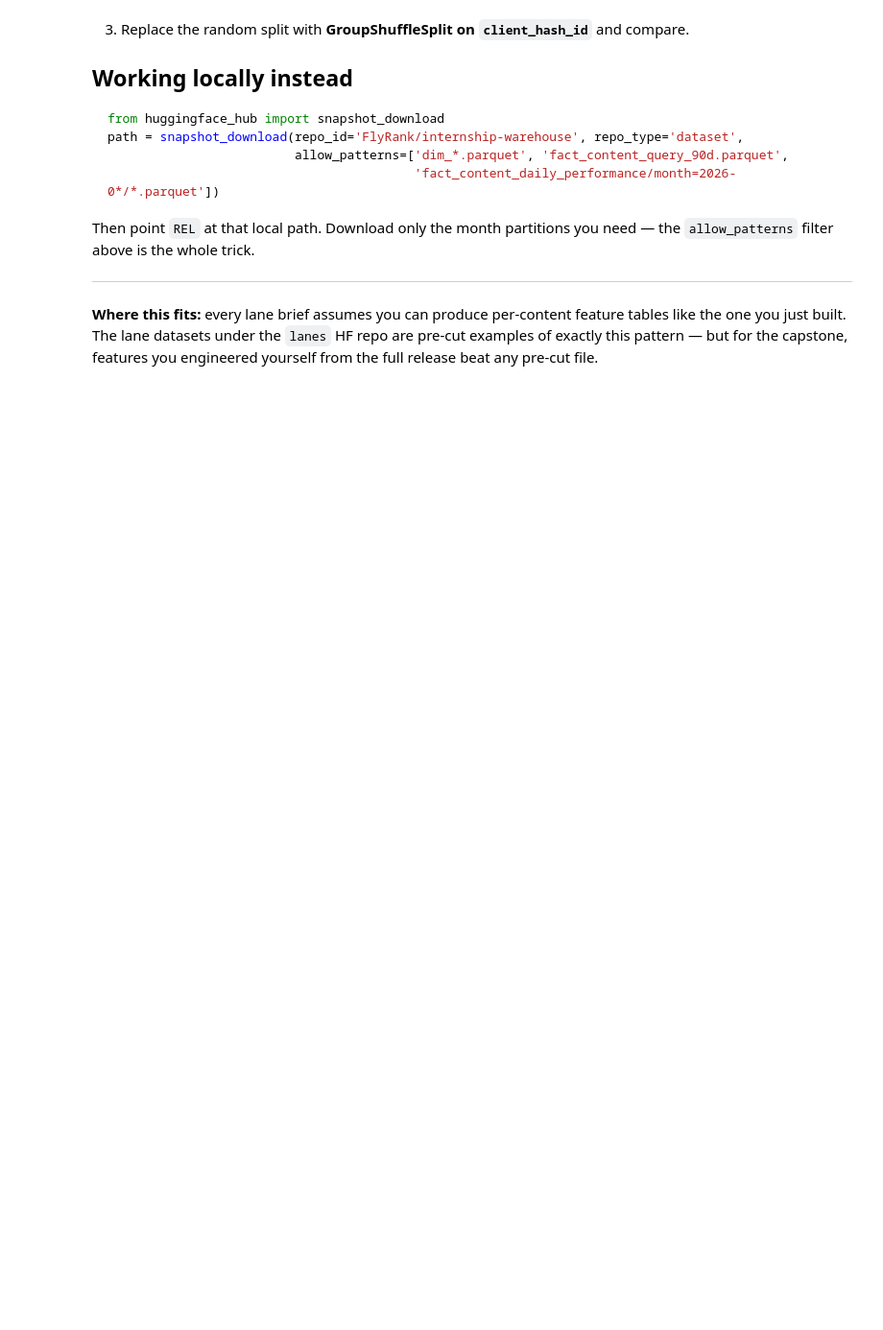
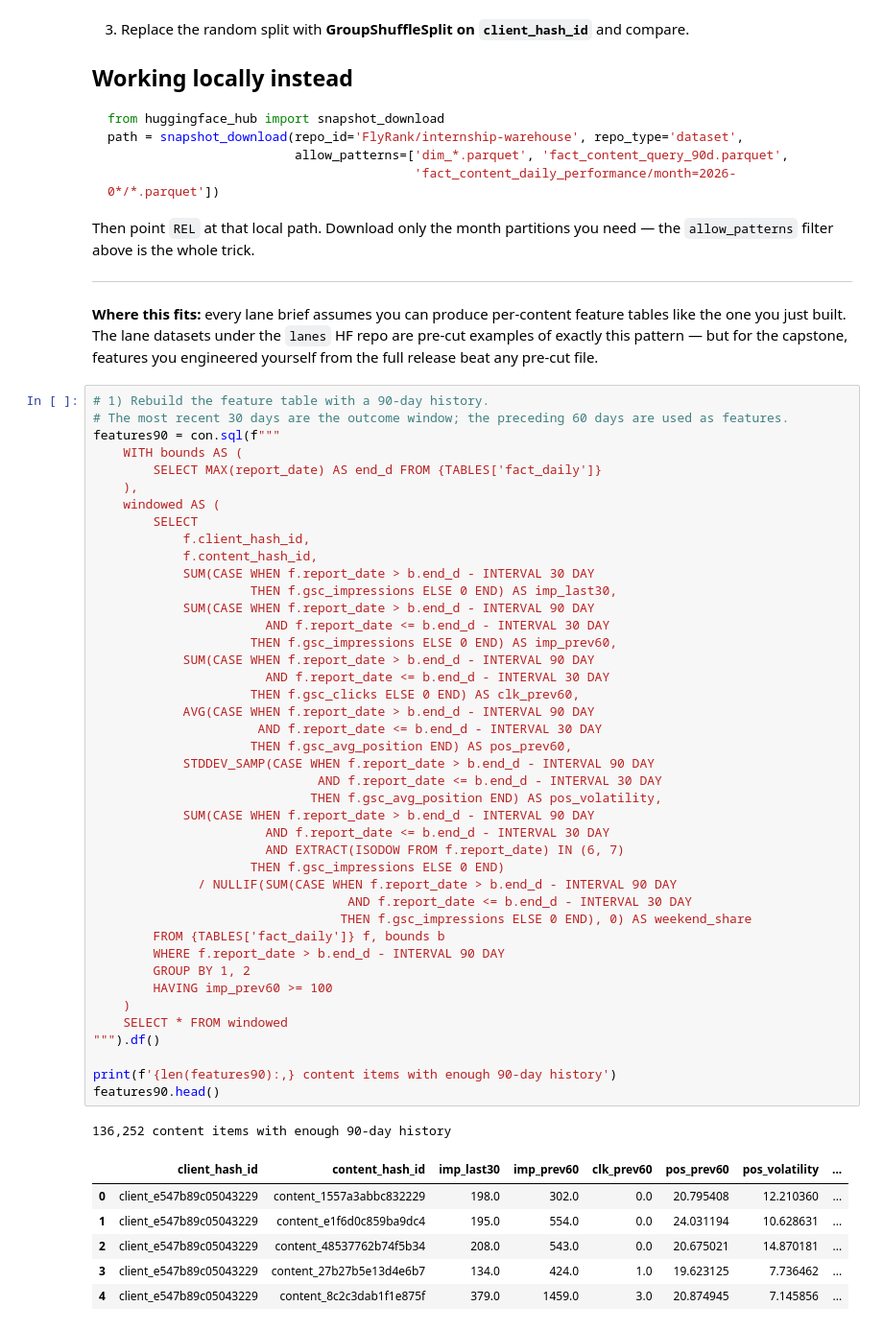
Before and after one commit to Fraz-Rasool/ML-Internship, a Jupyter notebook: notebooks/03_working_with_the_full_release.ipynb, the cells around one changed output. Shown at 96% size. Saved outputs shown, nothing was run; the diff lists cells and outputs as text; blank space fills up the shorter version.

```diff
--- a/notebooks/03_working_with_the_full_release.ipynb
+++ b/notebooks/03_working_with_the_full_release.ipynb
@@ -181,3 +228,53 @@ Then point `REL` at that local path. Download only the month partitions you need
 the one you just built. The lane datasets under the `lanes` HF repo are pre-cut examples of
 exactly this pattern — but for the capstone, features you engineered yourself from the full
 release beat any pre-cut file.
+# %%
+# 1) Rebuild the feature table with a 90-day history.
+# The most recent 30 days are the outcome window; the preceding 60 days are used as features.
+features90 = con.sql(f"""
+    WITH bounds AS (
+        SELECT MAX(report_date) AS end_d FROM {TABLES['fact_daily']}
+    ),
+    windowed AS (
+        SELECT
+            f.client_hash_id,
+            f.content_hash_id,
+            SUM(CASE WHEN f.report_date > b.end_d - INTERVAL 30 DAY
+                     THEN f.gsc_impressions ELSE 0 END) AS imp_last30,
+            SUM(CASE WHEN f.report_date > b.end_d - INTERVAL 90 DAY
+                       AND f.report_date <= b.end_d - INTERVAL 30 DAY
+                     THEN f.gsc_impressions ELSE 0 END) AS imp_prev60,
+            SUM(CASE WHEN f.report_date > b.end_d - INTERVAL 90 DAY
+                       AND f.report_date <= b.end_d - INTERVAL 30 DAY
+                     THEN f.gsc_clicks ELSE 0 END) AS clk_prev60,
+            AVG(CASE WHEN f.report_date > b.end_d - INTERVAL 90 DAY
+                      AND f.report_date <= b.end_d - INTERVAL 30 DAY
+                     THEN f.gsc_avg_position END) AS pos_prev60,
+            STDDEV_SAMP(CASE WHEN f.report_date > b.end_d - INTERVAL 90 DAY
+                              AND f.report_date <= b.end_d - INTERVAL 30 DAY
+                             THEN f.gsc_avg_position END) AS pos_volatility,
+            SUM(CASE WHEN f.report_date > b.end_d - INTERVAL 90 DAY
+                       AND f.report_date <= b.end_d - INTERVAL 30 DAY
+                       AND EXTRACT(ISODOW FROM f.report_date) IN (6, 7)
+                     THEN f.gsc_impressions ELSE 0 END)
+              / NULLIF(SUM(CASE WHEN f.report_date > b.end_d - INTERVAL 90 DAY
+                                  AND f.report_date <= b.end_d - INTERVAL 30 DAY
+                                 THEN f.gsc_impressions ELSE 0 END), 0) AS weekend_share
+        FROM {TABLES['fact_daily']} f, bounds b
+        WHERE f.report_date > b.end_d - INTERVAL 90 DAY
+        GROUP BY 1, 2
+        HAVING imp_prev60 >= 100
+    )
+    SELECT * FROM windowed
+""").df()
+
+print(f'{len(features90):,} content items with enough 90-day history')
+features90.head()
+# %% [output]
+136,252 content items with enough 90-day history
+|  | client_hash_id | content_hash_id | imp_last30 | imp_prev60 | clk_prev60 | pos_prev60 | pos_volatility | ... |
+| 0 | client_e547b89c05043229 | content_1557a3abbc832229 | 198.0 | 302.0 | 0.0 | 20.795408 | 12.210360 | ... |
+| 1 | client_e547b89c05043229 | content_e1f6d0c859ba9dc4 | 195.0 | 554.0 | 0.0 | 24.031194 | 10.628631 | ... |
+| 2 | client_e547b89c05043229 | content_48537762b74f5b34 | 208.0 | 543.0 | 0.0 | 20.675021 | 14.870181 | ... |
+| 3 | client_e547b89c05043229 | content_27b27b5e13d4e6b7 | 134.0 | 424.0 | 1.0 | 19.623125 | 7.736462 | ... |
+| 4 | client_e547b89c05043229 | content_8c2c3dab1f1e875f | 379.0 | 1459.0 | 3.0 | 20.874945 | 7.145856 | ... |
```
Also changed, not shown: parts of 9 cells of this notebook.
